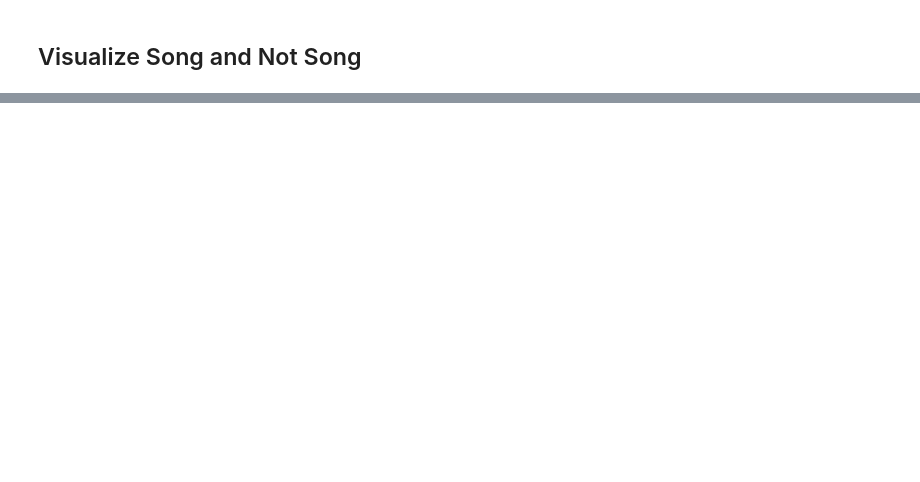
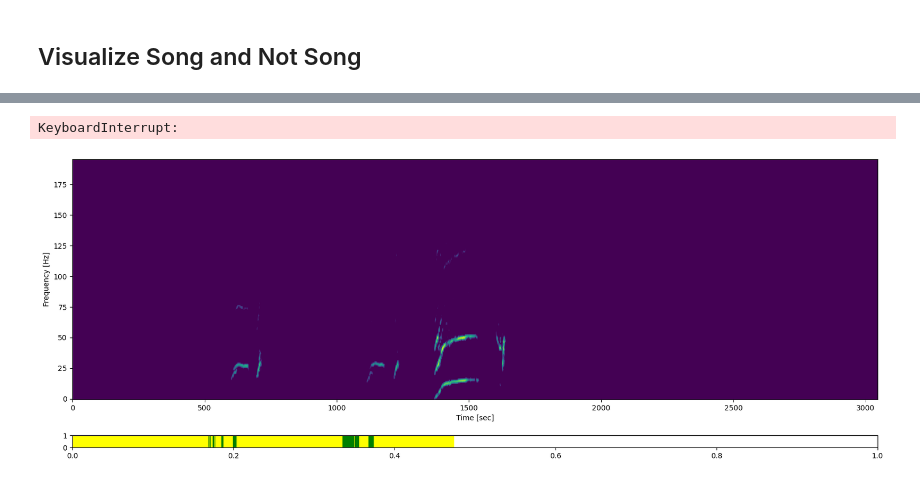
Before and after one commit to georgevenven/tweety_bert_paper, a Jupyter notebook: notebooks/song_detection_finetune.ipynb, the cells around one changed output, grey strips where cells are left out. Saved outputs shown, nothing was run; the diff lists cells and outputs as text; code cells hidden in the pictures; blank space fills up the shorter version.

```diff
--- a/notebooks/song_detection_finetune.ipynb
+++ b/notebooks/song_detection_finetune.ipynb
@@ -219,0 +242,65 @@ process_files(src)
+# %%
+import matplotlib.pyplot as plt
+import numpy as np
+import os
+from collections import Counter
+
+def majority_vote(signal, window_size, stride):
+    output = np.zeros(len(signal) // stride)
+    for i in range(0, len(signal) - window_size + 1, stride):
+        window = signal[i:i + window_size]
+        most_common = Counter(window).most_common(1)[0][0]
+        output[i // stride] = most_common
+    return output
+
+src = "/home/george-vengrovski/Documents/projects/tweety_bert_paper/files/sort_these"
+output_dir = "/home/george-vengrovski/Documents/projects/tweety_bert_paper/song_detection_images"
+
+# Ensure output directory exists
+if not os.path.exists(output_dir):
+    os.makedirs(output_dir)
+
+files = os.listdir(src)
+
+for file_name in files:
+    file_path = os.path.join(src, file_name)
+    f = np.load(file=file_path, allow_pickle=True)
+
+    # Plotting
+    fig, ax = plt.subplots(figsize=(20, 6))
+    ax.imshow(f['s'], aspect='auto', origin='lower')
+    ax.set_ylabel('Frequency [Hz]')
+    ax.set_xlabel('Time [sec]')
+
+    # Original signal bar
+    original_bar_height = 0.05
+    original_bar_y_offset = -0.2
+    original_bar_ax = ax.inset_axes([0, original_bar_y_offset, 1, original_bar_height], transform=ax.transAxes)
+
+    for i, value in enumerate(f['song']):
+        color = 'green' if value == 1.0 else 'yellow'  # Adjust colors as needed
+        original_bar_ax.axvline(x=i/len(f['song']), color=color, linewidth=(fig.get_figwidth() * 72 * original_bar_height))
+
+    original_bar_ax.set_xlim(0, 1)
+    original_bar_ax.axis('off')
+
+    # Majority vote signal bar
+    majority_vote_array = majority_vote(f['song'], 250, 100)  # Perform majority vote
+    majority_bar_height = 0.05
+    majority_bar_y_offset = -0.25
+    majority_bar_ax = ax.inset_axes([0, majority_bar_y_offset, 1, majority_bar_height], transform=ax.transAxes)
+
+    for i, vote in enumerate(majority_vote_array):
+        color = 'red' if vote == 1.0 else 'blue'  # Adjust colors as needed
+        majority_bar_ax.axvline(x=i/len(majority_vote_array), color=color, linewidth=(fig.get_figwidth() * 72 * majority_bar_height))
+
+    majority_bar_ax.set_xlim(0, 1)
+    majority_bar_ax.axis('off')
+
+    # Save the figure with 'bbox_inches' set to 'tight'
+    output_file_path = os.path.join(output_dir, f"{os.path.splitext(file_name)[0]}_detection.png")
+    plt.savefig(output_file_path, bbox_inches='tight')
+    plt.close(fig)  # Close the figure to free memory
+# %% [output]
+KeyboardInterrupt:
+[figure, added]
```
Also changed, not shown: parts of 8 cells of this notebook, 4 other files.
